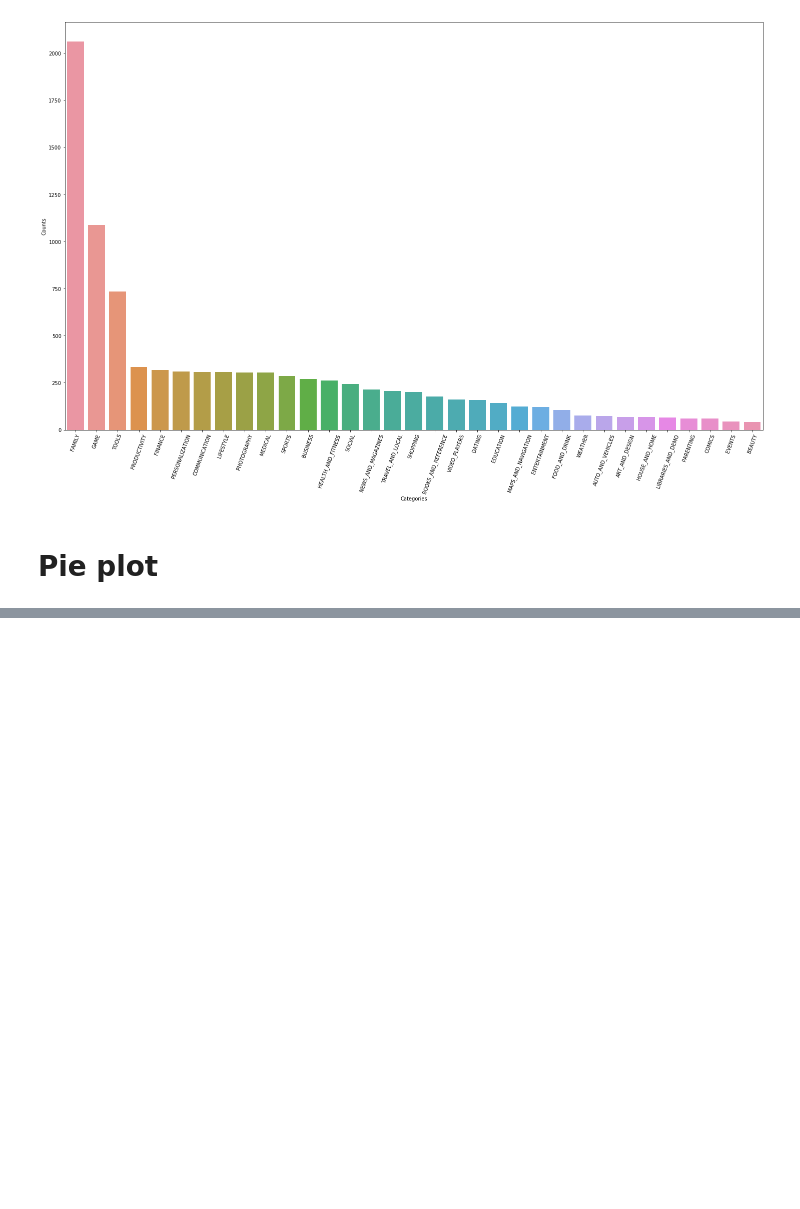
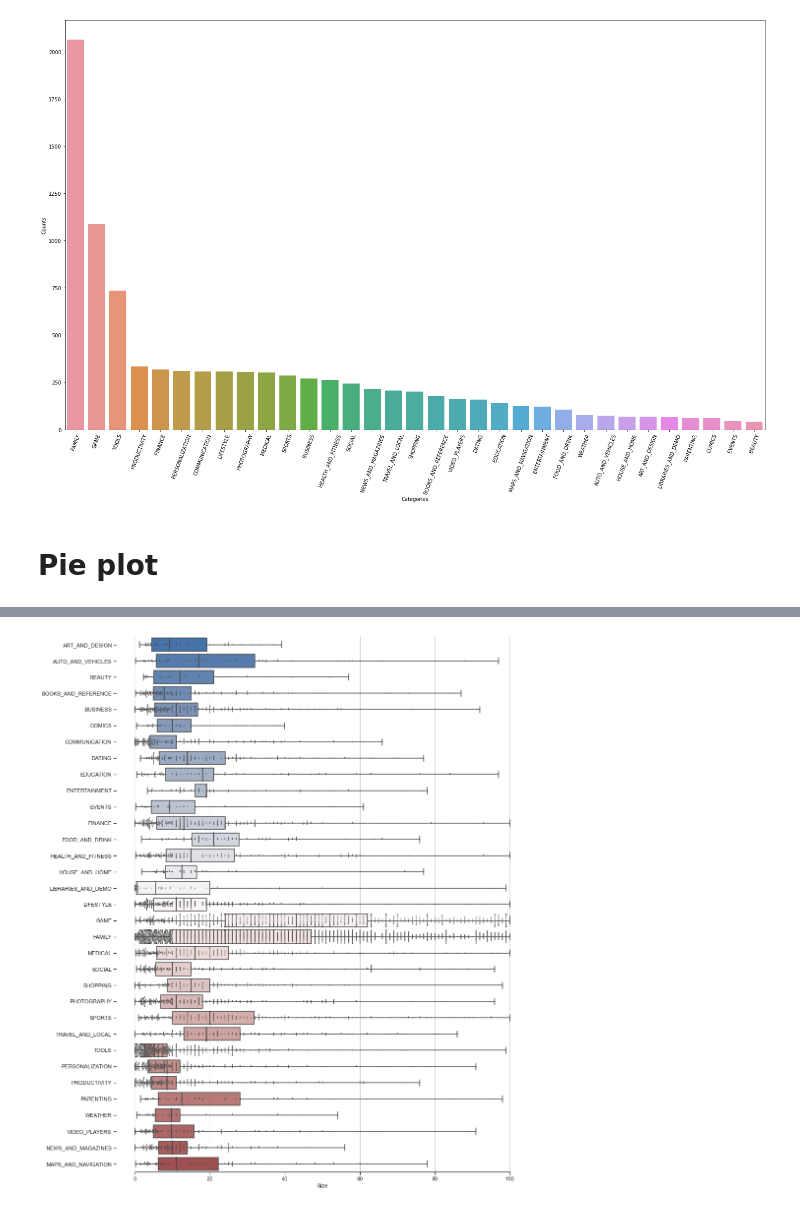
Before and after one commit to mohitpd/My_Projects, a Jupyter notebook: PlayStore/PlayStoreReviews.ipynb, the cells around one changed output, grey strips where cells are left out. Saved outputs shown, nothing was run; the diff lists cells and outputs as text; code cells hidden in the pictures; blank space fills up the shorter version.

```diff
--- a/PlayStore/PlayStoreReviews.ipynb
+++ b/PlayStore/PlayStoreReviews.ipynb
@@ -484,0 +509,20 @@ plt.plot()
+# %%
+sns.set(style="ticks")
+
+f, ax = plt.subplots(figsize=(15, 20))
+
+
+df4 = df.copy()
+df4 = df4[["Category","Size"]]
+
+sns.boxplot(x="Size", y="Category", data=df4,
+            whis=[0, 100], palette="vlag")
+
+sns.swarmplot(x="Size", y="Category", data=df4,
+              size=2, color=".3", linewidth=0)
+
+ax.xaxis.grid(True)
+ax.set(ylabel="")
+sns.despine(trim=True, left=True)
+# %% [output]
+[figure, added]
```
Also changed, not shown: parts of 23 cells of this notebook.
